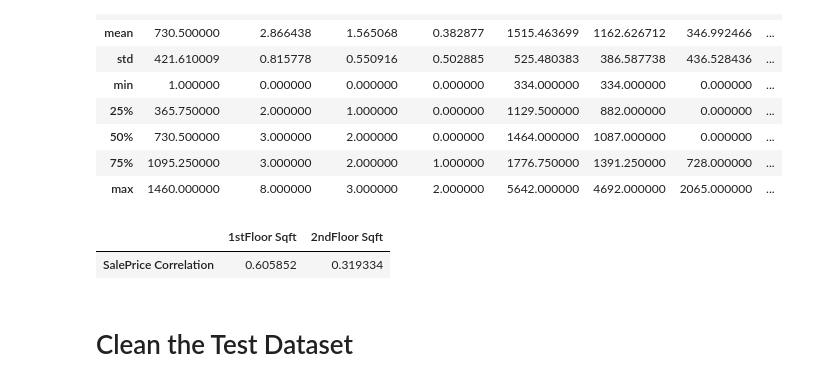
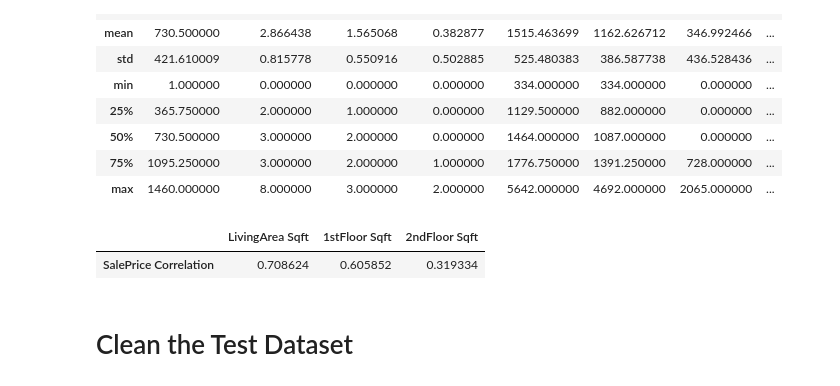
Before and after one commit to serpaulus/Predicting_the_Final_Home_Price, a Jupyter notebook: Housing_Prices.ipynb, the cells around one changed output. Cells and saved outputs as stored; diff of their text form; code cells hidden in the pictures.

```diff
--- a/Housing_Prices.ipynb
+++ b/Housing_Prices.ipynb
@@ -295,21 +295,21 @@ clean_train_df.describe()
 # %%
 import numpy as np
 # %%
-sqft_df = clean_train_df[['1stFloor Sqft', '2ndFloor Sqft', 'Sale Price']]
+sqft_df = clean_train_df[['LivingArea Sqft','1stFloor Sqft', '2ndFloor Sqft', 'Sale Price']]
 sqft_df = sqft_df[~sqft_df['Sale Price'].isnull()]
 sqft_vars = list(sqft_df)
 del sqft_vars[-1]
 
 sqft_summary = []
 
 for sqft_type in sqft_vars:
     corr_val = np.corrcoef(sqft_df[sqft_type], sqft_df['Sale Price'])[1][0]
     sqft_summary.append(corr_val)
 
 pd.DataFrame([sqft_summary], columns=sqft_vars, index=['SalePrice Correlation'])
 # %% [output]
-|  | 1stFloor Sqft | 2ndFloor Sqft |
-| SalePrice Correlation | 0.605852 | 0.319334 |
+|  | LivingArea Sqft | 1stFloor Sqft | 2ndFloor Sqft |
+| SalePrice Correlation | 0.708624 | 0.605852 | 0.319334 |
 # %% [markdown]
 # Clean the Test Dataset
 # %%
```
Also changed, not shown: parts of 5 cells of this notebook.
